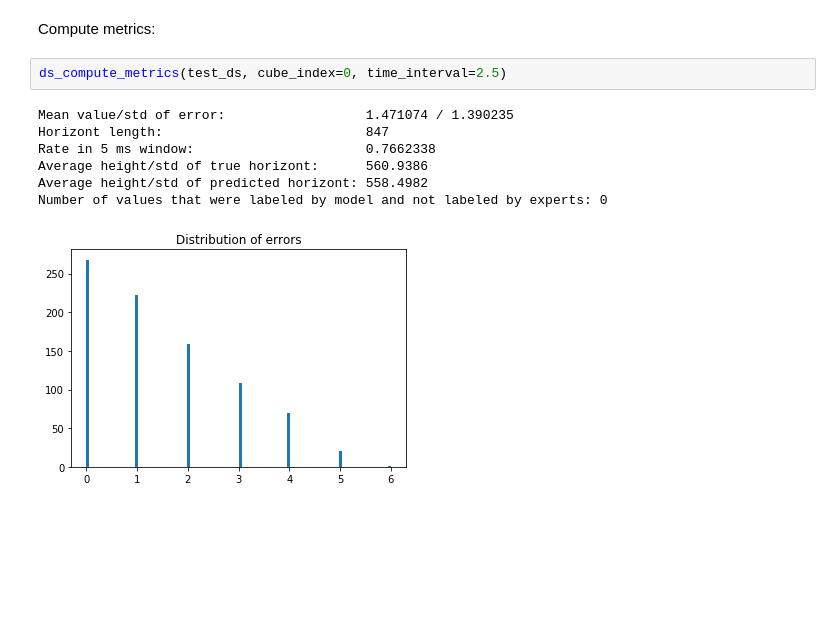
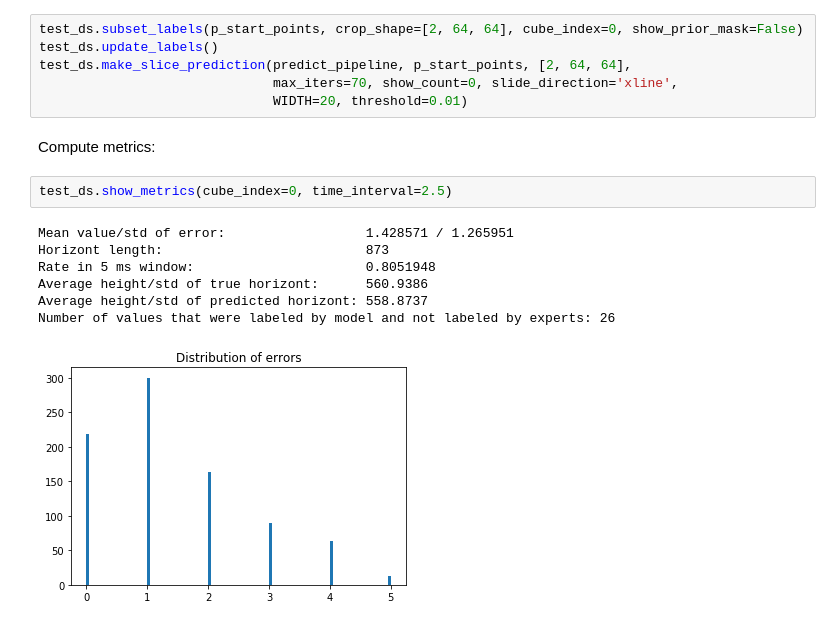
Before and after one commit to sadaqatali2027/seismiqb-1, a Jupyter notebook: models/Horizons_extension.ipynb, the cells around one changed output. Cells and saved outputs as stored; diff of their text form; blank space fills up the shorter version.

Commit message:
add metrics table

```diff
--- a/models/Horizons_extension.ipynb
+++ b/models/Horizons_extension.ipynb
@@ -344,12 +382,18 @@ make_cube_prediction(test_ds, predict_pipeline, p_start_ranges,
+# %%
+test_ds.subset_labels(p_start_points, crop_shape=[2, 64, 64], cube_index=0, show_prior_mask=False)
+test_ds.update_labels()
+test_ds.make_slice_prediction(predict_pipeline, p_start_points, [2, 64, 64],
+                              max_iters=70, show_count=0, slide_direction='xline',
+                              WIDTH=20, threshold=0.01)
 # %% [markdown]
 Compute metrics:
 # %%
-ds_compute_metrics(test_ds, cube_index=0, time_interval=2.5)
+test_ds.show_metrics(cube_index=0, time_interval=2.5)
 # %% [output]
-Mean value/std of error:                  1.471074 / 1.390235
-Horizont length:                          847
-Rate in 5 ms window:                      0.7662338
+Mean value/std of error:                  1.428571 / 1.265951
+Horizont length:                          873
+Rate in 5 ms window:                      0.8051948
 Average height/std of true horizont:      560.9386
-Average height/std of predicted horizont: 558.4982
-Number of values that were labeled by model and not labeled by experts: 0
+Average height/std of predicted horizont: 558.8737
+Number of values that were labeled by model and not labeled by experts: 26
-[figure, old version]
+[figure, new version]
```
Also changed, not shown: parts of 28 cells of this notebook.
